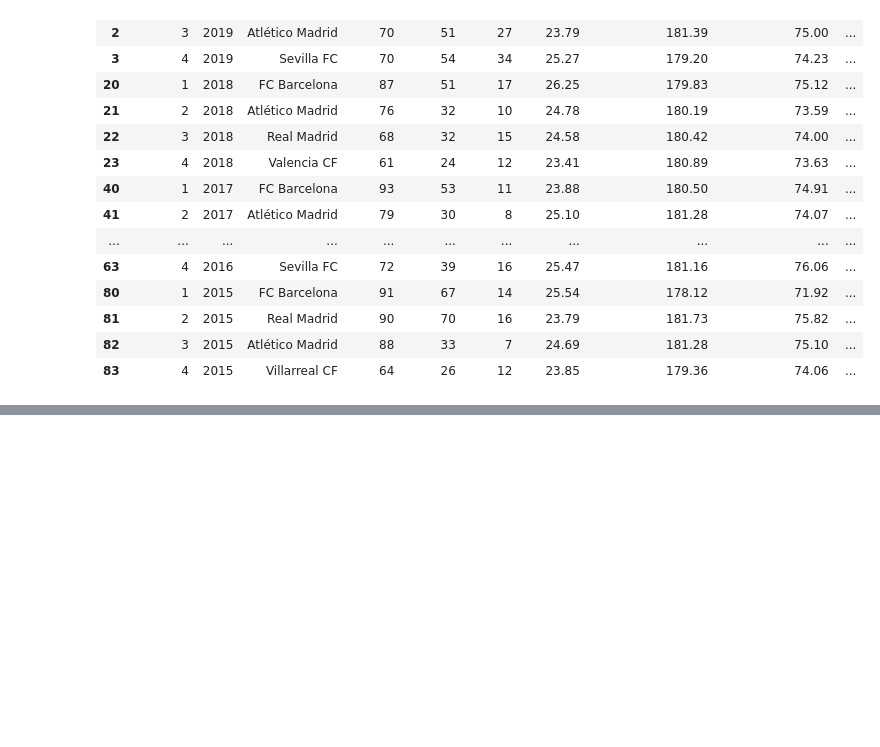
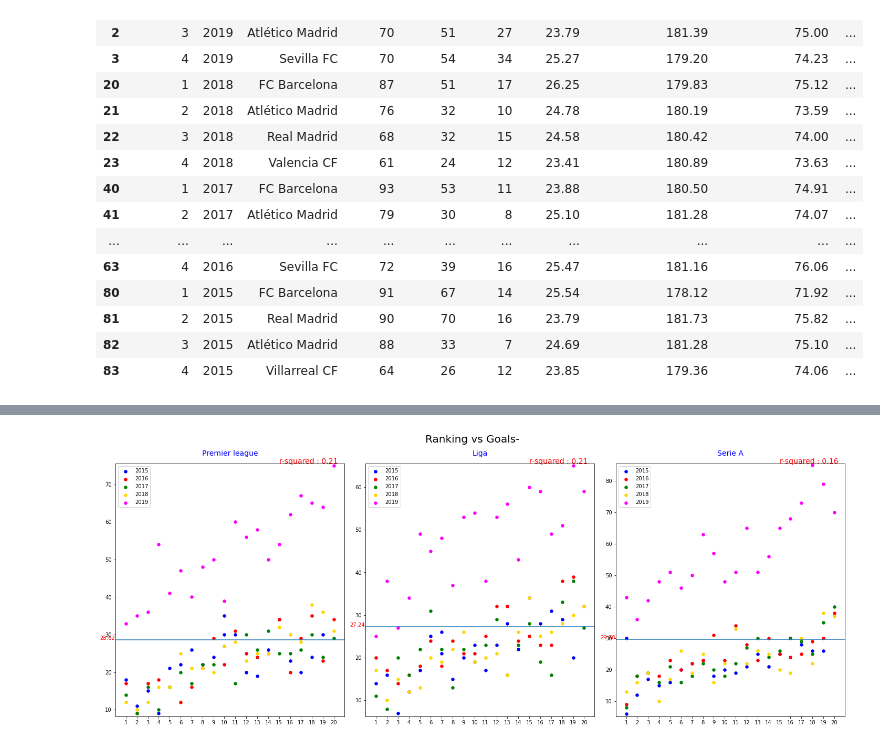
Before and after one commit to QuentinMahieu/Project_Soccer, a Jupyter notebook: mainanalysis.ipynb, the cells around one changed output, grey strips where cells are left out. Cells and saved outputs as stored; diff of their text form; code cells hidden in the pictures; blank space fills up the shorter version.

```diff
--- a/mainanalysis.ipynb
+++ b/mainanalysis.ipynb
@@ -147,0 +209,4 @@ plt.tight_layout()
+# %%
+plot(list_dfs,"Ranking","Goals-")
+# %% [output]
+[figure, added]
```
Also changed, not shown: parts of 17 cells of this notebook.
